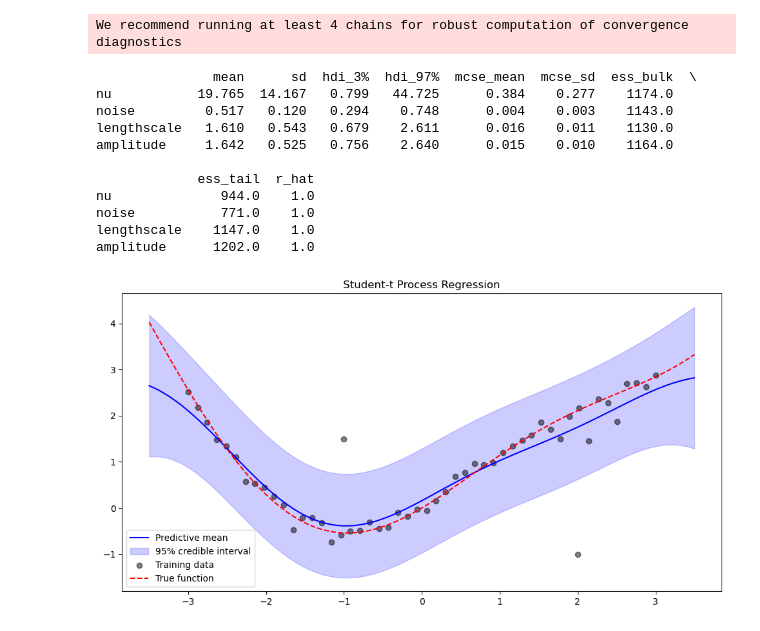
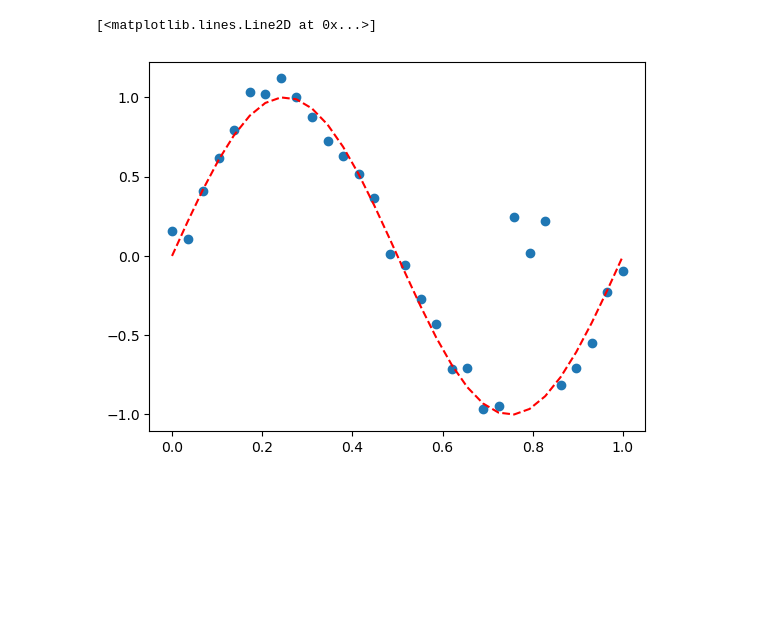
Before and after one commit to standw7/STPBenchmark, a Jupyter notebook: TProcess.ipynb, the cells around one changed output. Cells and saved outputs as stored; diff of their text form; code cells hidden in the pictures; blank space fills up the shorter version.

```diff
--- a/TProcess.ipynb
+++ b/TProcess.ipynb
@@ -228,61 +228,64 @@ def generate_synthetic_data(n_points=50, noise_level=0.1):
 
 def true_function(X):
     """Compute true function values"""
-    return np.sin(X) + 0.3 * X**2
+    Y = np.sin(X)
+    return Y/Y.max()
 
 def plot_results(tp, X_train, y_train, true_func, fast=False):
     """Plot the results"""
-    X_test = np.linspace(X_train.min()-0.5, X_train.max()+0.5, 100)
+
+    X_test = np.linspace(0.0, np.pi * 2, 100)
+    X_test = X_test/X_test.max()
 
     if fast:
         mu, cov, nu = tp.fast_predict(X_test, X_train, y_train)
         std = np.sqrt(np.diag(cov))
         lower = mu.ravel() - 2*std
         upper = mu.ravel() + 2*std
         mean_pred = mu.ravel()
     else:
         mean_pred, lower, upper = tp.predict(X_test, X_train, y_train)
 
     plt.figure(figsize=(12, 6))
     plt.plot(X_test, mean_pred, 'b-', label='Predictive mean')
     plt.fill_between(X_test,
                     lower,
                     upper,
                     color='b', alpha=0.2,
                     label='95% credible interval')
     plt.scatter(X_train, y_train, c='k', alpha=0.5, label='Training data')
     plt.plot(X_test, true_func(X_test), 'r--', label='True function')
     plt.legend()
     plt.title('Student-t Process Regression')
     plt.show()
 
+def generate_synthetic_data_alt(n_points=100, noise_std=0.1, outlier_magnitude=1.0, num_outliers=3):
+    # Generate X values
+    X = np.linspace(0.0, np.pi * 2, n_points)[:, None]
+    Y = np.sin(X)
+
+    # Normalize Y
+    Y = Y / Y.max()
+
+    # Create copy for corrupted version
+    Yc = Y.copy()
+
+    # Normalize X
+    X = X / X.max()
+
+    # Add outliers
+    outlier_start = int(0.75*n_points)
+    Yc[outlier_start:outlier_start+num_outliers] += outlier_magnitude
+    Yc += np.random.randn(*X.shape) * noise_std
+
+    return X, Y.reshape(-1), Yc.reshape(-1)
+
 
 # Generate synthetic data
-X_train, y_train, true_f = generate_synthetic_data()
+X_train, y_true, y_train = generate_synthetic_data_alt(n_points=30, noise_std=0.1, outlier_magnitude=1.0)
 
-X_train = np.append(X_train, [-1, 2])
-y_train = np.append(y_train, [1.5, -1])
-
-# Create and fit Student-t Process
-tp = StudentTProcess()
-tp.fit(X_train, y_train)
-
-# Print summary of posterior
-print(pm.summary(tp.trace, var_names=["nu", "noise", "lengthscale", "amplitude"]))
-
-# Plot results
-plot_results(tp, X_train, y_train, true_function, fast=True)
+plt.plot(X_train, y_train, 'o')
+plt.plot(X_train, y_true, 'r--')
 # %% [output]
-We recommend running at least 4 chains for robust computation of convergence diagnostics
+[<matplotlib.lines.Line2D at 0x...>]
-               mean      sd  hdi_3%  hdi_97%  mcse_mean  mcse_sd  ess_bulk  \
-nu           19.765  14.167   0.799   44.725      0.384    0.277    1174.0
-noise         0.517   0.120   0.294    0.748      0.004    0.003    1143.0
-lengthscale   1.610   0.543   0.679    2.611      0.016    0.011    1130.0
-amplitude     1.642   0.525   0.756    2.640      0.015    0.010    1164.0
-
-             ess_tail  r_hat
-nu              944.0    1.0
-noise           771.0    1.0
-lengthscale    1147.0    1.0
-amplitude      1202.0    1.0
-[figure, old version]
+[figure, new version]
```
Also changed, not shown: parts of 6 cells of this notebook, 2 other files.
